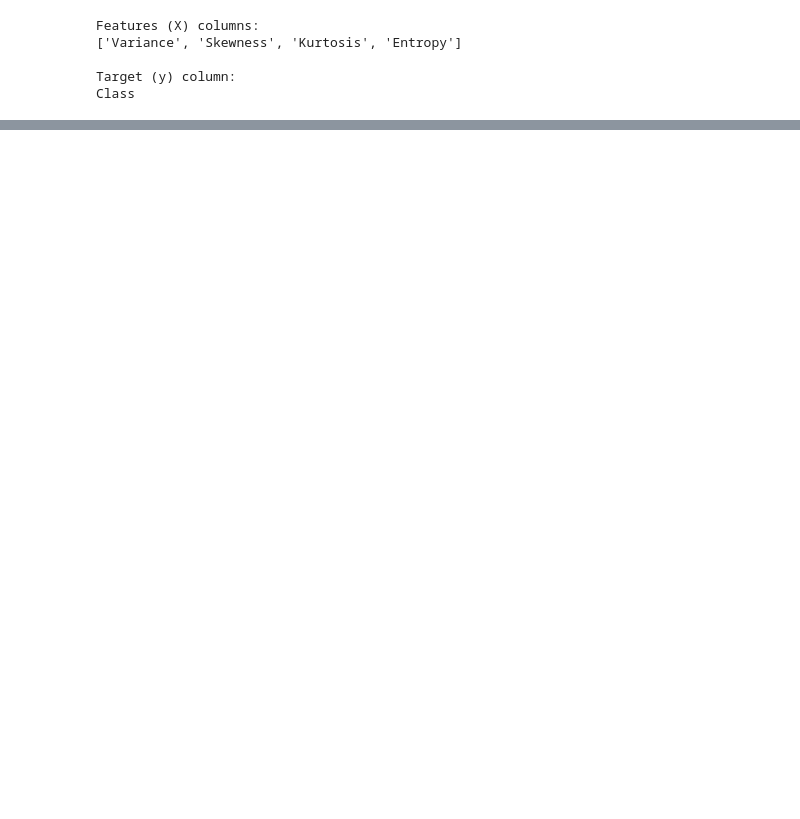
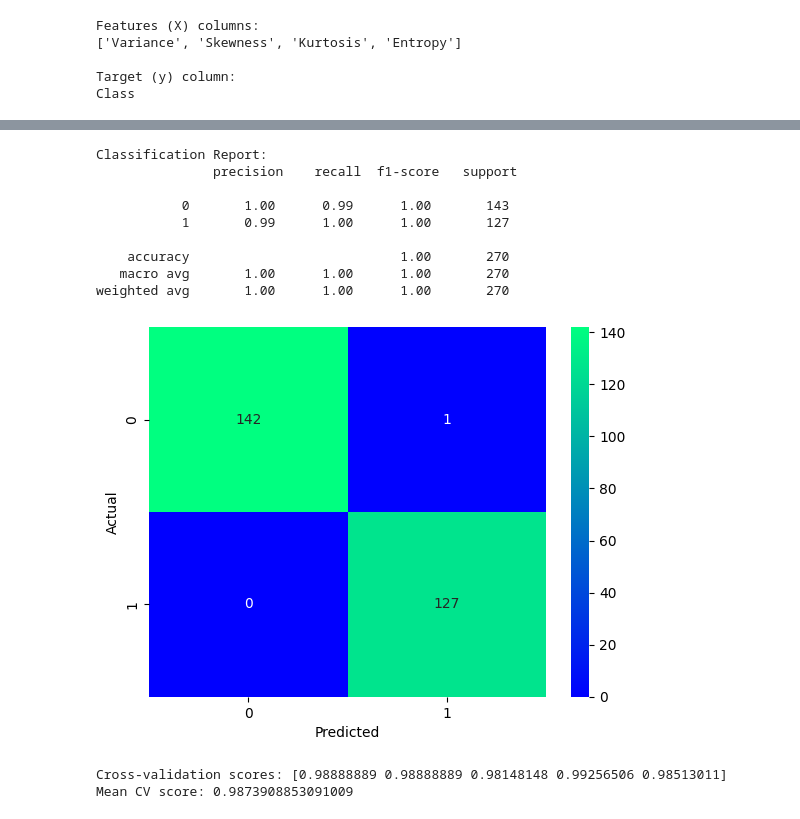
Before and after one commit to Bdowdle4/ml-classification-dowdle, a Jupyter notebook: classification_dowdle.ipynb, the cells around one changed output, grey strips where cells are left out. Drawn from its saved outputs; the diff is of its cells as text; code cells hidden in the pictures; blank space fills up the shorter version.

```diff
--- a/classification_dowdle.ipynb
+++ b/classification_dowdle.ipynb
@@ -319,0 +382,29 @@ Using all available features in the initial model ensures that no useful informa
+# %%
+# Create a Random Forest model
+rf_model = RandomForestClassifier(random_state=44, max_depth=5, min_samples_split=10)
+rf_model.fit(X_train, y_train)
+
+# Predict on the training set
+y_train_pred = rf_model.predict(X_train)
+
+# Predict on the test set
+y_pred = rf_model.predict(X_test)
+
+# Calculate accuracy on both training and test sets
+train_accuracy = accuracy_score(y_train, y_train_pred)
+test_accuracy = accuracy_score(y_test, y_pred)
+
+# Show trees for confirmation
+print(f"Total Trees: {len(rf_model.estimators_)}", "\n")
+
+# Print the accuracy of each set
+print(f"Training Accuracy: {train_accuracy:.4f}", "\n")
+print(f"Test Accuracy: {test_accuracy:.4f}", "\n")
+
+# Check for overfitting/underfitting
+if train_accuracy > test_accuracy:
+    print("The model may be overfitting (performing better on training data).")
+elif train_accuracy < test_accuracy:
+    print("The model may be underfitting (performing worse on test data).")
+else:
+    print("The model is performing equally on both training and test data.")
@@ -319,0 +424,33 @@ Using all available features in the initial model ensures that no useful informa
+# %%
+# Classification report to show Accuracy, Precision, and F1-score
+print("Classification Report:\n", classification_report(y_test, y_pred))
+
+# Create confusion Matrix
+cm = confusion_matrix(y_test, y_pred)
+# Create heatmap
+sns.heatmap(cm, annot=True, cmap="winter", fmt="d")
+# Axis labels
+plt.xlabel("Predicted")
+plt.ylabel("Actual")
+# Show the plot
+plt.tight_layout
+plt.show()
+# %% [output]
+Classification Report:
+               precision    recall  f1-score   support
+
+           0       1.00      0.99      1.00       143
+           1       0.99      1.00      1.00       127
+
+    accuracy                           1.00       270
+   macro avg       1.00      1.00      1.00       270
+weighted avg       1.00      1.00      1.00       270
+[figure, added]
+# %%
+# Confirming the robustness of the model to avoid overfitting to a single test set
+cv_scores = cross_val_score(rf_model, X, y, cv=5)  # 5-fold cross-validation
+print(f"Cross-validation scores: {cv_scores}")
+print(f"Mean CV score: {cv_scores.mean()}")
+# %% [output]
+Cross-validation scores: [0.98888889 0.98888889 0.98148148 0.99256506 0.98513011]
+Mean CV score: 0.9873908853091009
```
Also changed, not shown: parts of 13 cells of this notebook.
